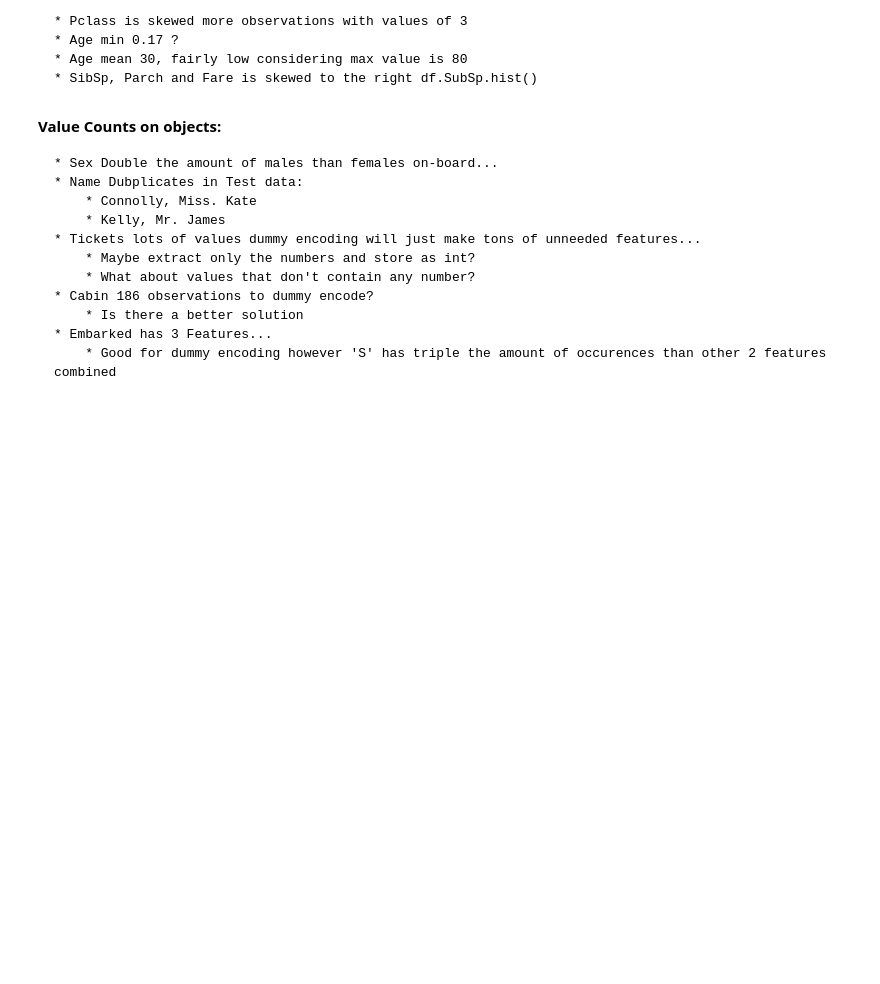
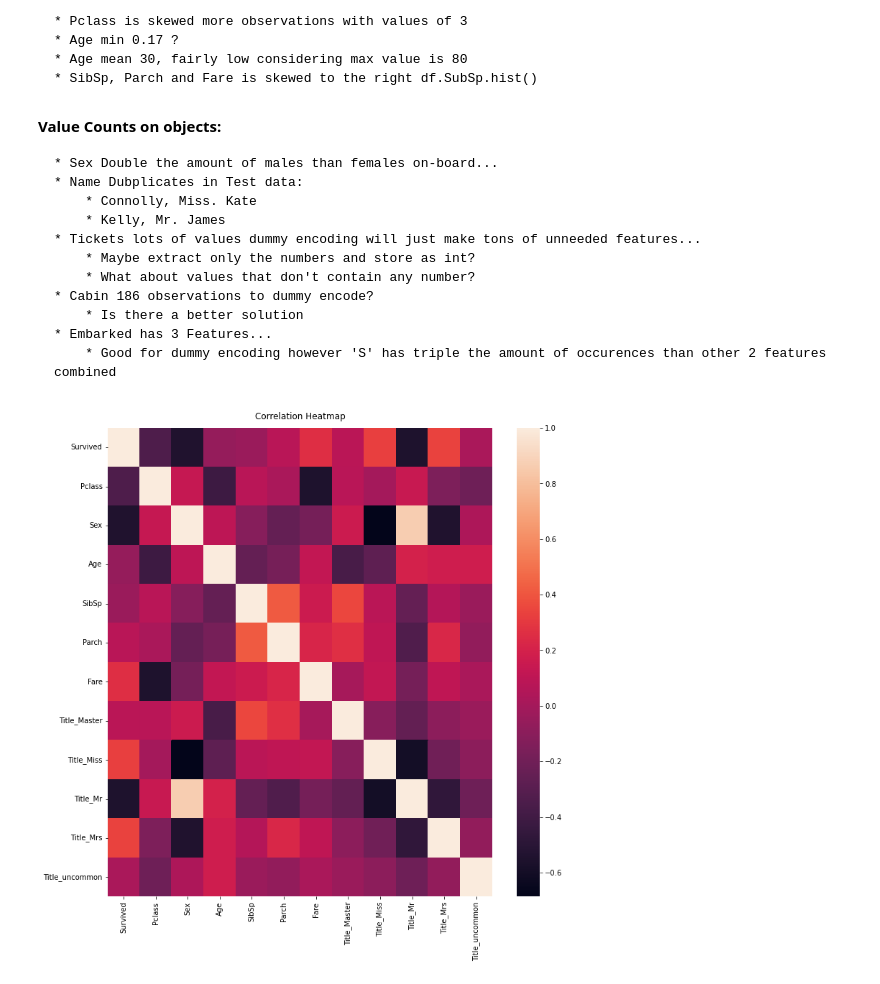
Before and after one commit to christopherfick/titanic, a Jupyter notebook: main.ipynb, the cells around one changed output. Drawn from its saved outputs; the diff is of its cells as text; code cells hidden in the pictures; blank space fills up the shorter version.

```diff
--- a/main.ipynb
+++ b/main.ipynb
@@ -81,16 +81,28 @@ df_clean['Title'] = [ i.rsplit(', ')[1].rsplit('.')[0] for i in df_clean.Name.va
 uncommon_titles = 'Rev,Dr,Col,Major,Mlle,Ms,Sir,Capt,Mme,Jonkheer,Lady,the Countess,Don,Dona'.split(',')
 df_clean['Title'] = ['uncommon' if i in uncommon_titles else i for i in df_clean.Title.values]  # Group uncommon titles
 
-# df_clean.drop('Name', axis=1, inplace=True)  # No more 'value' to be extracted from name
+
+
+# Impute median age for df_train based on Pclass and Sex
+# Todo Create function to neaten up code
+null_age = df_train[df_train.Age.isnull()].copy()
+for pclass in df_train.Pclass.unique():
+        for gender in df_train.Sex.unique():
+            subset_sex_pclass = df_train[(df_train.Sex == gender) & (df_train.Pclass == pclass)]
+            impute_value = round(subset_sex_pclass.Age.median(), 1)
+
+            null_age.loc[(df_train.Sex == gender) & (df_train.Pclass == pclass), 'Age'] = impute_value
+df_clean.loc[null_age.index, 'Age'] = [i for i in null_age.Age.values]
+
+df_clean.drop('Name', axis=1, inplace=True)  # No more 'value' to be extracted from name
 df_clean.drop('Cabin', axis=1, inplace=True)  # 77% NaN anyway we can impute data based on fare and title?
+df_clean.drop(['Ticket', 'Embarked'], axis=1, inplace=True)  # Unsure of how to use these features at the moment
 
-null_age = df_clean[df_clean.Age.isnull()].copy()
+df_clean = pd.get_dummies(df_clean)
 
-#  TODO: Impute median age based on Pclass and Sex
-# for pclass in df_clean.Pclass.unique():
-#         for gender in df_clean.Sex.unique():
-#             subset_sex_pclass = df_clean[(df_clean.Sex == gender) & (df_clean.Pclass == pclass)]
-#             impute_value = round(subset_sex_pclass.Age.median(), 1)
-
-#             for index, row in subset_sex_pclass.iterrows():
-#                 df_clean.loc[index, 'Age'] = impute_value
+train = df_clean[:len(df_train)]
+test = df_clean[len(df_train):].drop('Survived', axis=1)
+# %%
+util.plot_heatmap(train)
+# %% [output]
+[figure, added]
```
Also changed, not shown: parts of 3 cells of this notebook, 1 other file.
